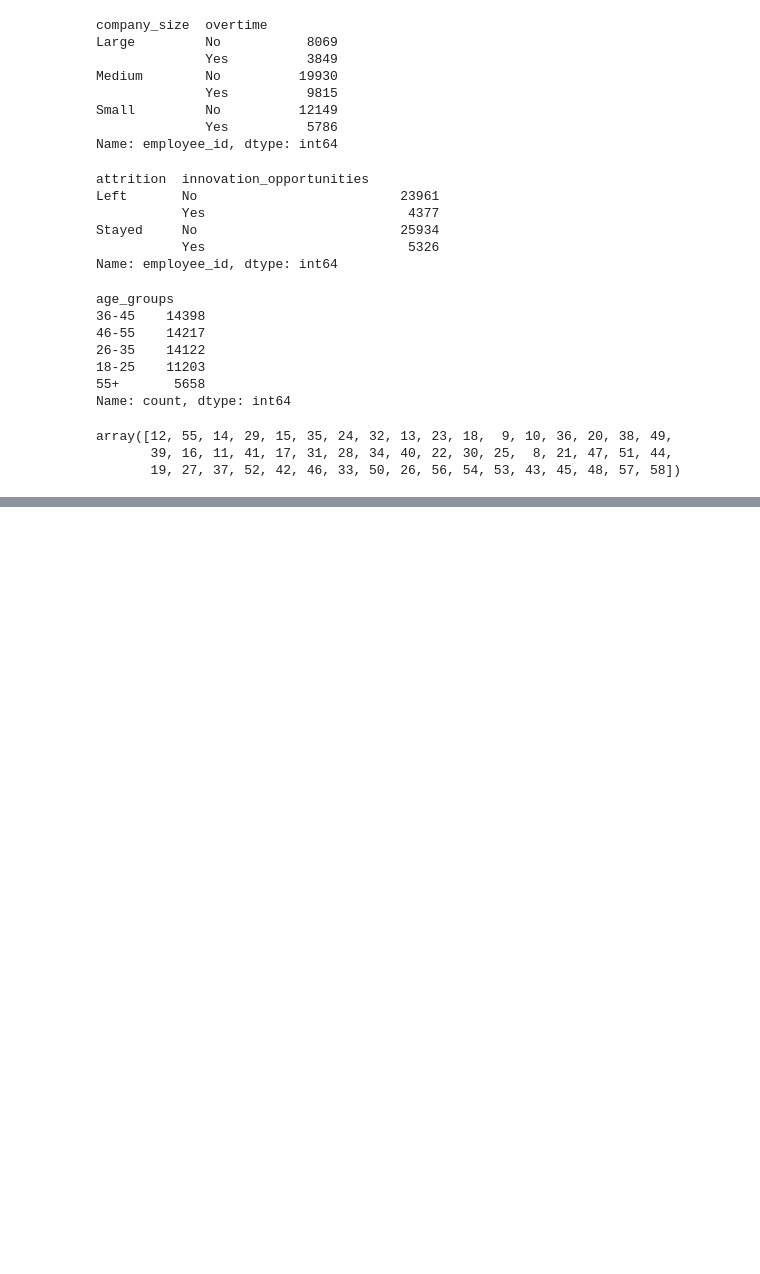
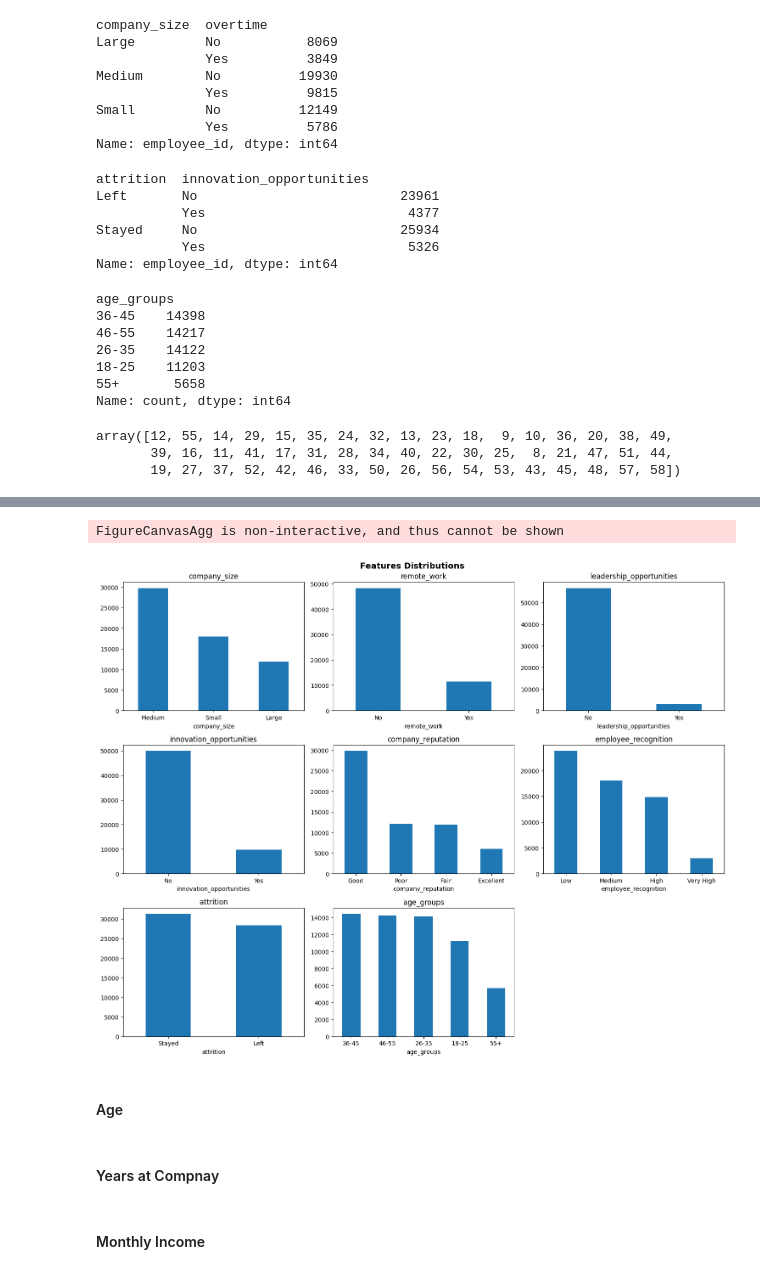
Before and after one commit to MuhammedMahmoud0/Employee-Attrition-Prediction-and-Analysis-DEPI, a Jupyter notebook: notebooks/Data_Preprocessing/data_preprocessing.ipynb, the cells around one changed output, grey strips where cells are left out. Cells and saved outputs as stored; diff of their text form; code cells hidden in the pictures; blank space fills up the shorter version.

```diff
--- a/notebooks/Data_Preprocessing/data_preprocessing.ipynb
+++ b/notebooks/Data_Preprocessing/data_preprocessing.ipynb
@@ -662,0 +707,18 @@ array([12, 55, 14, 29, 15, 35, 24, 32, 13, 23, 18,  9, 10, 36, 20, 38, 49,
+# %%
+df_plotting =df.select_dtypes(include='object')
+fig = plt.figure(figsize=(15, 12))
+for i, column in enumerate(df_plotting.columns[9:], 1):
+    plt.subplot(3, 3, i)
+    df[column].value_counts().plot(kind='bar')
+    plt.title(column)
+    plt.xticks(rotation = 0)
+    plt.tight_layout()
+
+fig.suptitle("Features Distributions", fontsize = 14, weight = "bold")
+fig.tight_layout()
+fig.show()
+# %% [output]
+FigureCanvasAgg is non-interactive, and thus cannot be shown
+[figure, added]
+# %% [markdown]
+#### Age
@@ -662,0 +728,2 @@ array([12, 55, 14, 29, 15, 35, 24, 32, 13, 23, 18,  9, 10, 36, 20, 38, 49,
+# %% [markdown]
+#### Years at Compnay
@@ -662,0 +733,2 @@ array([12, 55, 14, 29, 15, 35, 24, 32, 13, 23, 18,  9, 10, 36, 20, 38, 49,
+# %% [markdown]
+#### Monthly Income
```
Also changed, not shown: parts of 10 cells of this notebook.
